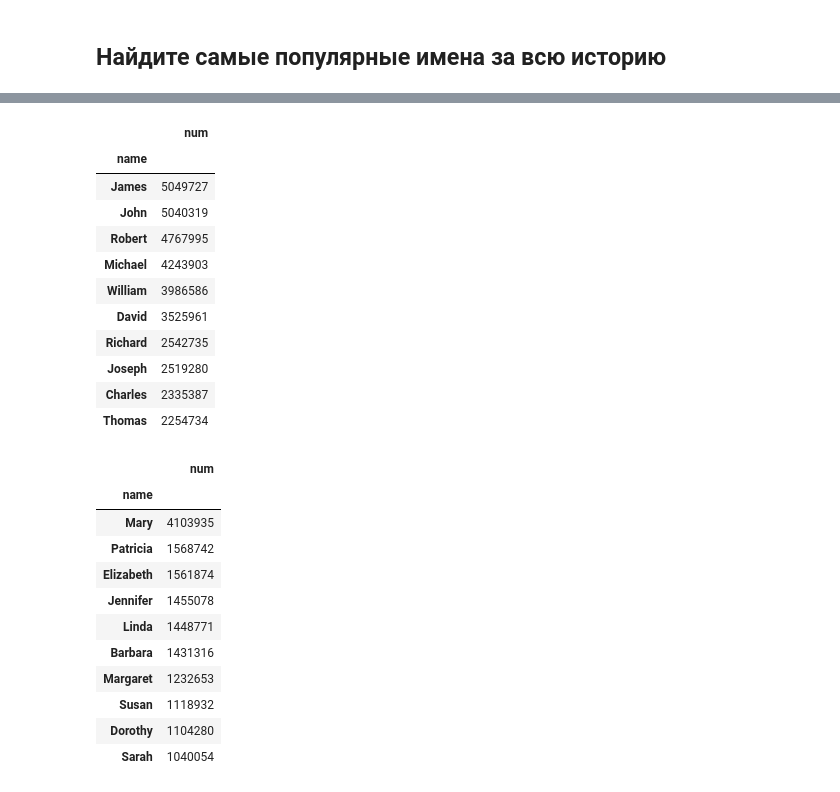
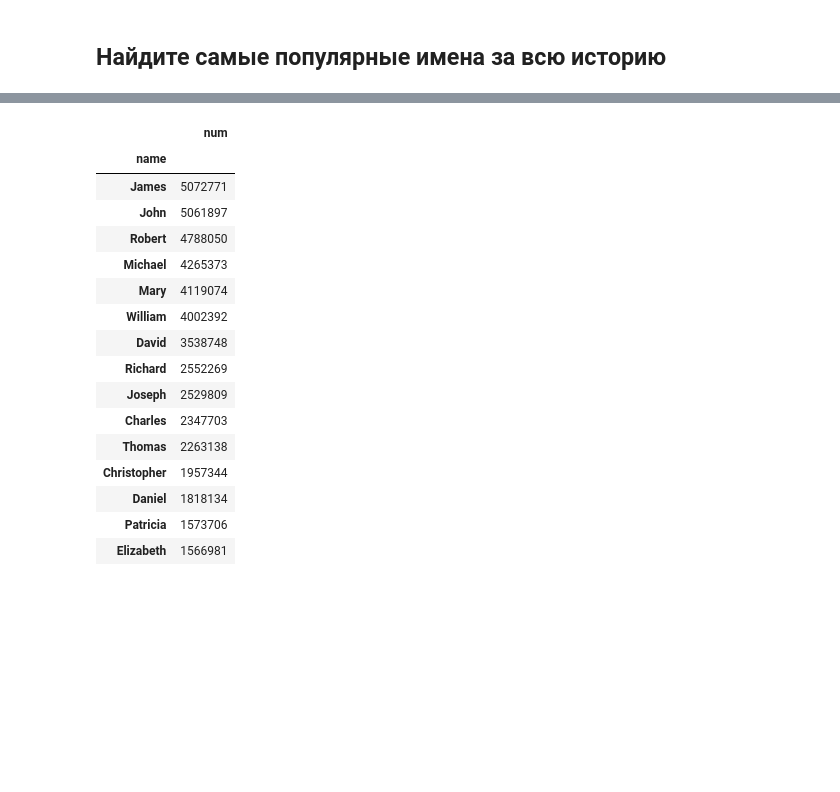
Before and after one commit to damu4/names_analysis, a Jupyter notebook: names_analysis.ipynb, the cells around one changed output, grey strips where cells are left out. Drawn from its saved outputs; the diff is of its cells as text; code cells hidden in the pictures; blank space fills up the shorter version.

```diff
--- a/names_analysis.ipynb
+++ b/names_analysis.ipynb
@@ -14,7 +14,7 @@ df = pd.DataFrame(columns=['name','sex','num','year'])
 for filename in os.listdir(PATH):
     with open(PATH + filename, 'r') as f:
         df_t = pd.read_csv(f, names = ['name','sex','num'])
-        df_t['year'] = filename[3:7]
+        df_t['year'] = int(filename[3:7])
         df = df.append(df_t)
 # %%
 df.head()
@@ -40,5 +40,4 @@ plt.grid(True)
 # %% [markdown]
 ## Найдите самые популярные имена за всю историю
 # %%
-table_males = df[df['sex']=='M'].pivot_table(index='name', values='num', aggfunc=sum)
-table_females = df[df['sex']=='F'].pivot_table(index='name', values='num', aggfunc=sum)
+names_num = df.pivot_table(index='name', values='num', aggfunc=sum)
@@ -45,32 +46,20 @@ table_females = df[df['sex']=='F'].pivot_table(index='name', values='num', aggfu
 # %%
-# Мужские имена
-table_males.sort_values('num', ascending=False).head(10)
+names_num.sort_values('num', ascending=False).head(15)
 # %% [output]
 |  | num |
 | name |  |
-| James | 5049727 |
-| John | 5040319 |
-| Robert | 4767995 |
-| Michael | 4243903 |
-| William | 3986586 |
-| David | 3525961 |
-| Richard | 2542735 |
-| Joseph | 2519280 |
-| Charles | 2335387 |
-| Thomas | 2254734 |
+| James | 5072771 |
+| John | 5061897 |
+| Robert | 4788050 |
+| Michael | 4265373 |
+| Mary | 4119074 |
+| William | 4002392 |
+| David | 3538748 |
+| Richard | 2552269 |
+| Joseph | 2529809 |
+| Charles | 2347703 |
+| Thomas | 2263138 |
+| Christopher | 1957344 |
+| Daniel | 1818134 |
+| Patricia | 1573706 |
+| Elizabeth | 1566981 |
-# %%
-# Женские имена
-table_females.sort_values('num', ascending=False).head(10)
-# %% [output]
-|  | num |
-| name |  |
-| Mary | 4103935 |
-| Patricia | 1568742 |
-| Elizabeth | 1561874 |
-| Jennifer | 1455078 |
-| Linda | 1448771 |
-| Barbara | 1431316 |
-| Margaret | 1232653 |
-| Susan | 1118932 |
-| Dorothy | 1104280 |
-| Sarah | 1040054 |
```
Also changed, not shown: parts of 4 cells of this notebook.
